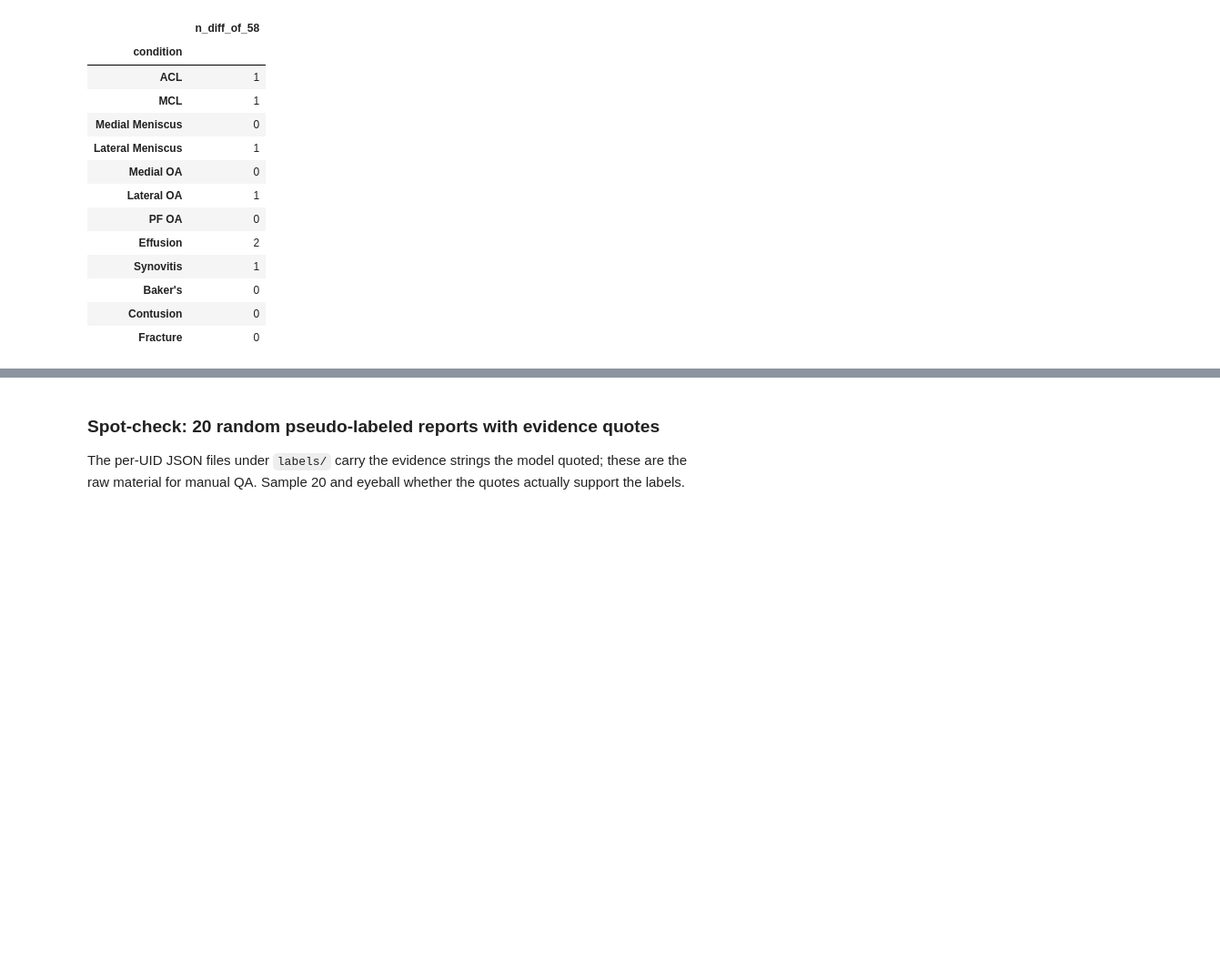
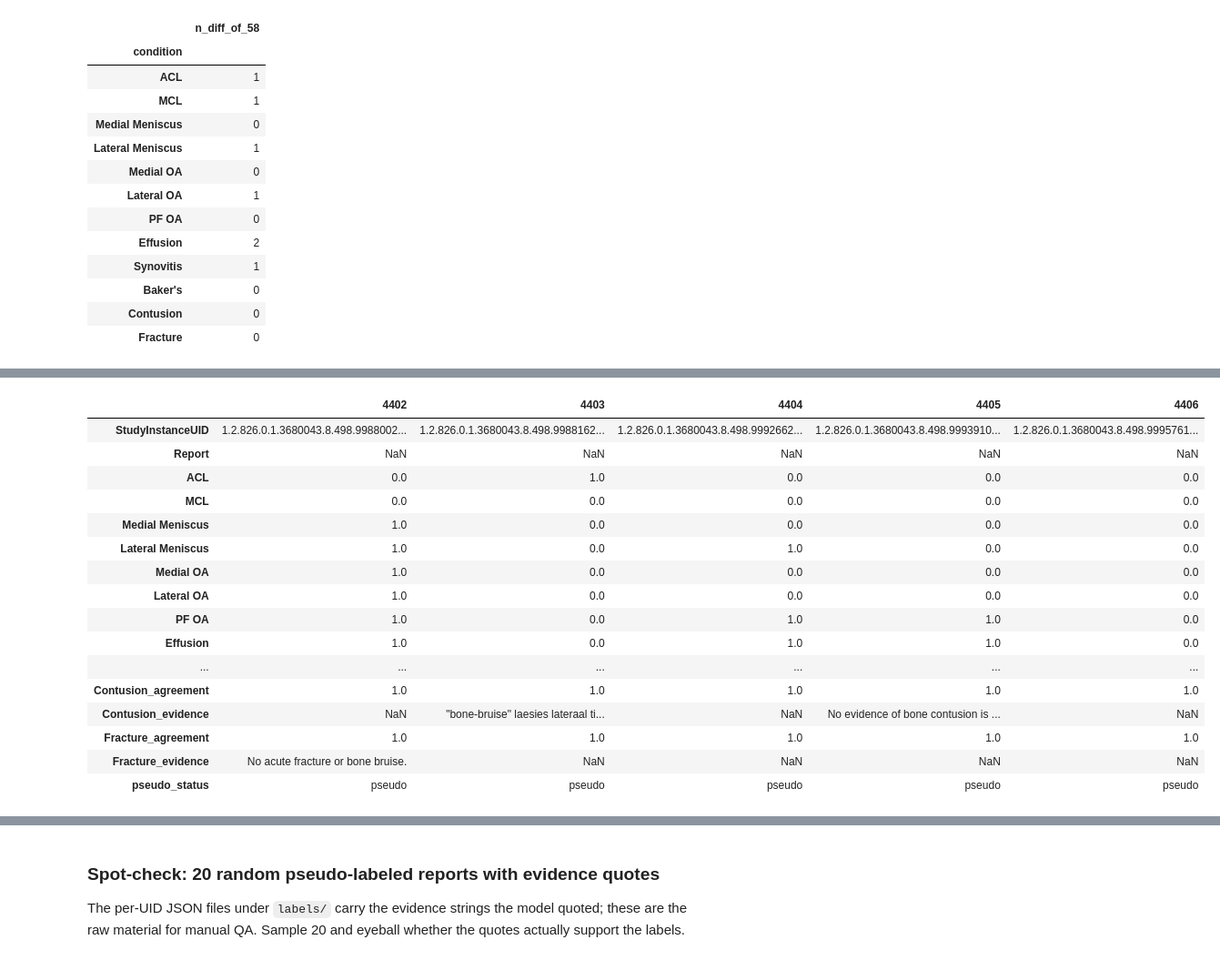
Before and after one commit to gperdrizet/RSNA-knee-abnormality, a Jupyter notebook: notebooks/02-label_extraction.ipynb, the cells around one changed output, grey strips where cells are left out. Shown at 91% size. Cells and saved outputs as stored; diff of their text form; code cells hidden in the pictures; blank space fills up the shorter version.

```diff
--- a/notebooks/02-label_extraction.ipynb
+++ b/notebooks/02-label_extraction.ipynb
@@ -816 +840,21 @@ AttributeError: module 'configuration' has no attribute 'MERGED_CSV_NAME'
+# %%
+merged.tail().T
+# %% [output]
+|  | 4402 | 4403 | 4404 | 4405 | 4406 |
+| StudyInstanceUID | 1.2.826.0.1.3680043.8.498.9988002... | 1.2.826.0.1.3680043.8.498.9988162... | 1.2.826.0.1.3680043.8.498.9992662... | 1.2.826.0.1.3680043.8.498.9993910... | 1.2.826.0.1.3680043.8.498.9995761... |
+| Report | NaN | NaN | NaN | NaN | NaN |
+| ACL | 0.0 | 1.0 | 0.0 | 0.0 | 0.0 |
+| MCL | 0.0 | 0.0 | 0.0 | 0.0 | 0.0 |
+| Medial Meniscus | 1.0 | 0.0 | 0.0 | 0.0 | 0.0 |
+| Lateral Meniscus | 1.0 | 0.0 | 1.0 | 0.0 | 0.0 |
+| Medial OA | 1.0 | 0.0 | 0.0 | 0.0 | 0.0 |
+| Lateral OA | 1.0 | 0.0 | 0.0 | 0.0 | 0.0 |
+| PF OA | 1.0 | 0.0 | 1.0 | 1.0 | 0.0 |
+| Effusion | 1.0 | 0.0 | 1.0 | 1.0 | 0.0 |
+| ... | ... | ... | ... | ... | ... |
+| Contusion_agreement | 1.0 | 1.0 | 1.0 | 1.0 | 1.0 |
+| Contusion_evidence | NaN | "bone-bruise" laesies lateraal ti... | NaN | No evidence of bone contusion is ... | NaN |
+| Fracture_agreement | 1.0 | 1.0 | 1.0 | 1.0 | 1.0 |
+| Fracture_evidence | No acute fracture or bone bruise. | NaN | NaN | NaN | NaN |
+| pseudo_status | pseudo | pseudo | pseudo | pseudo | pseudo |
 # %%
```
Also changed, not shown: parts of 18 cells of this notebook, 2 other files.
